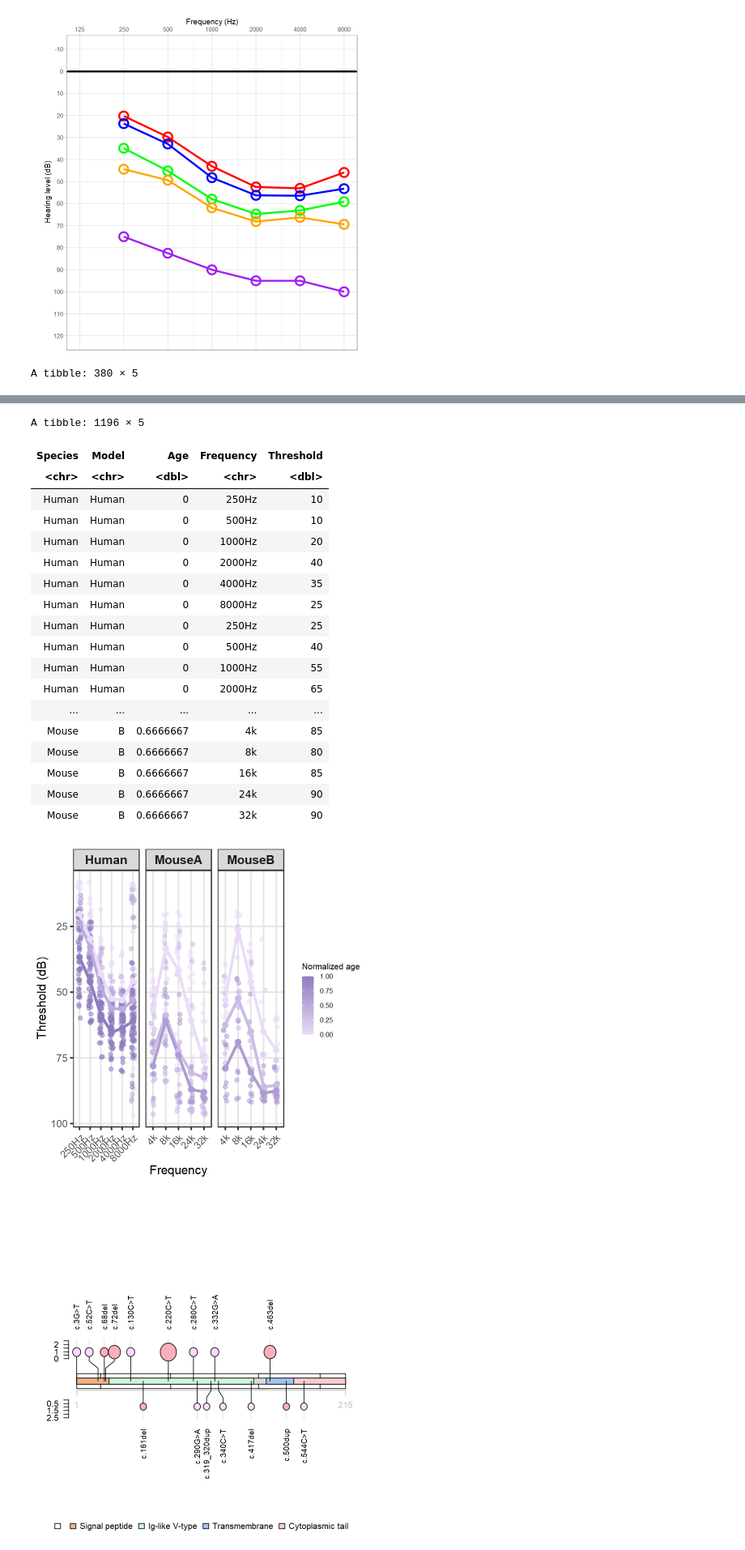
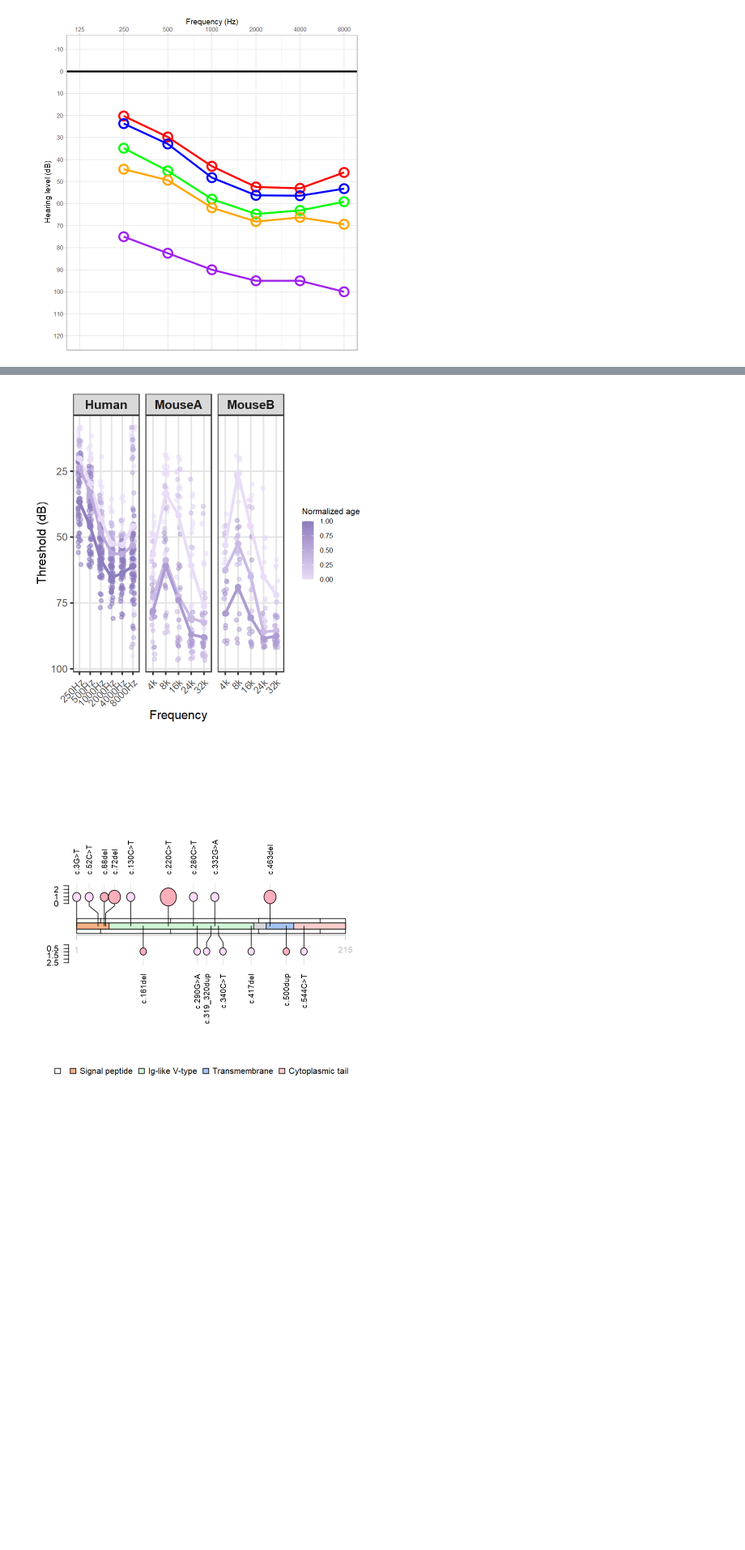
Before and after one commit to SNUH-hEARgeneLab/MPZL2-base_editing, a Jupyter notebook: MPZL2 human genetics.ipynb, the cells around one changed output, grey strips where cells are left out. Shown at 81% size. Drawn from its saved outputs; the diff is of its cells as text; code cells hidden in the pictures; blank space fills up the shorter version.

```diff
--- a/MPZL2 human genetics.ipynb
+++ b/MPZL2 human genetics.ipynb
@@ -32,7 +32,7 @@ The following object is masked from 'package:magrittr':
 
     subtract
 # %%
-df <- read_excel("D:\\프로젝트\\MPZL2\\mouse vs human\\Compare Sheet.xlsx",sheet=1)
+df <- read_excel("MPZL2 Source Data.xlsx",sheet=7)
 # %%
 df_delta <- df %>%
   group_by(Group) %>%
@@ -233,8 +217,8 @@ gg_pta(audio_summary,
 # %% [output]
 [figure]
 # %%
-human <- read_excel("D:\\프로젝트\\MPZL2\\mouse vs human\\Compare Sheet.xlsx",sheet=3)
-mouse <- read_excel("D:\\프로젝트\\MPZL2\\mouse vs human\\Compare Sheet.xlsx",sheet=2)
+human <- read_excel("MPZL2 Source Data.xlsx",sheet=2)
+mouse <- read_excel("MPZL2 Source Data.xlsx",sheet=5)
 
 human <- human[c(1:136),]
 human[c(129:136),1] <- 2
@@ -294,11 +278,7 @@ mouse_long <- mouse %>%
     Threshold
   )
 
-mouse_long
-
 all_long <- bind_rows(human_long, mouse_long)
-
-all_long
 
 human_levels <- c("250Hz","500Hz","1000Hz","2000Hz","4000Hz","8000Hz")
 mouse_levels <- c("4k","8k","16k","24k","32k")
@@ -349,4 +329,3 @@ ggplot() +
     legend.text = element_text(size = 10)
   )
 # %% [output]
-A tibble: 380 × 5
@@ -371,23 +332,4 @@ A tibble: 380 × 5
-A tibble: 1196 × 5
-| Species | Model | Age | Frequency | Threshold |
-| <chr> | <chr> | <dbl> | <chr> | <dbl> |
-| Human | Human | 0 | 250Hz | 10 |
-| Human | Human | 0 | 500Hz | 10 |
-| Human | Human | 0 | 1000Hz | 20 |
-| Human | Human | 0 | 2000Hz | 40 |
-| Human | Human | 0 | 4000Hz | 35 |
-| Human | Human | 0 | 8000Hz | 25 |
-| Human | Human | 0 | 250Hz | 25 |
-| Human | Human | 0 | 500Hz | 40 |
-| Human | Human | 0 | 1000Hz | 55 |
-| Human | Human | 0 | 2000Hz | 65 |
-| ... | ... | ... | ... | ... |
-| Mouse | B | 0.6666667 | 4k | 85 |
-| Mouse | B | 0.6666667 | 8k | 80 |
-| Mouse | B | 0.6666667 | 16k | 85 |
-| Mouse | B | 0.6666667 | 24k | 90 |
-| Mouse | B | 0.6666667 | 32k | 90 |
-[figure, old version]
+[figure, new version]
 # %%
 mut1 <- c("c.3G>T","c.52C>T","c.68del","c.72del","c.130C>T","c.161del","c.220C>T","c.280C>T","c.290G>A","c.319_320dup",
           "c.332G>A","c.340C>T","c.417del","c.463del","c.500dup","c.544C>T")
```
Also changed, not shown: parts of 6 cells of this notebook.
